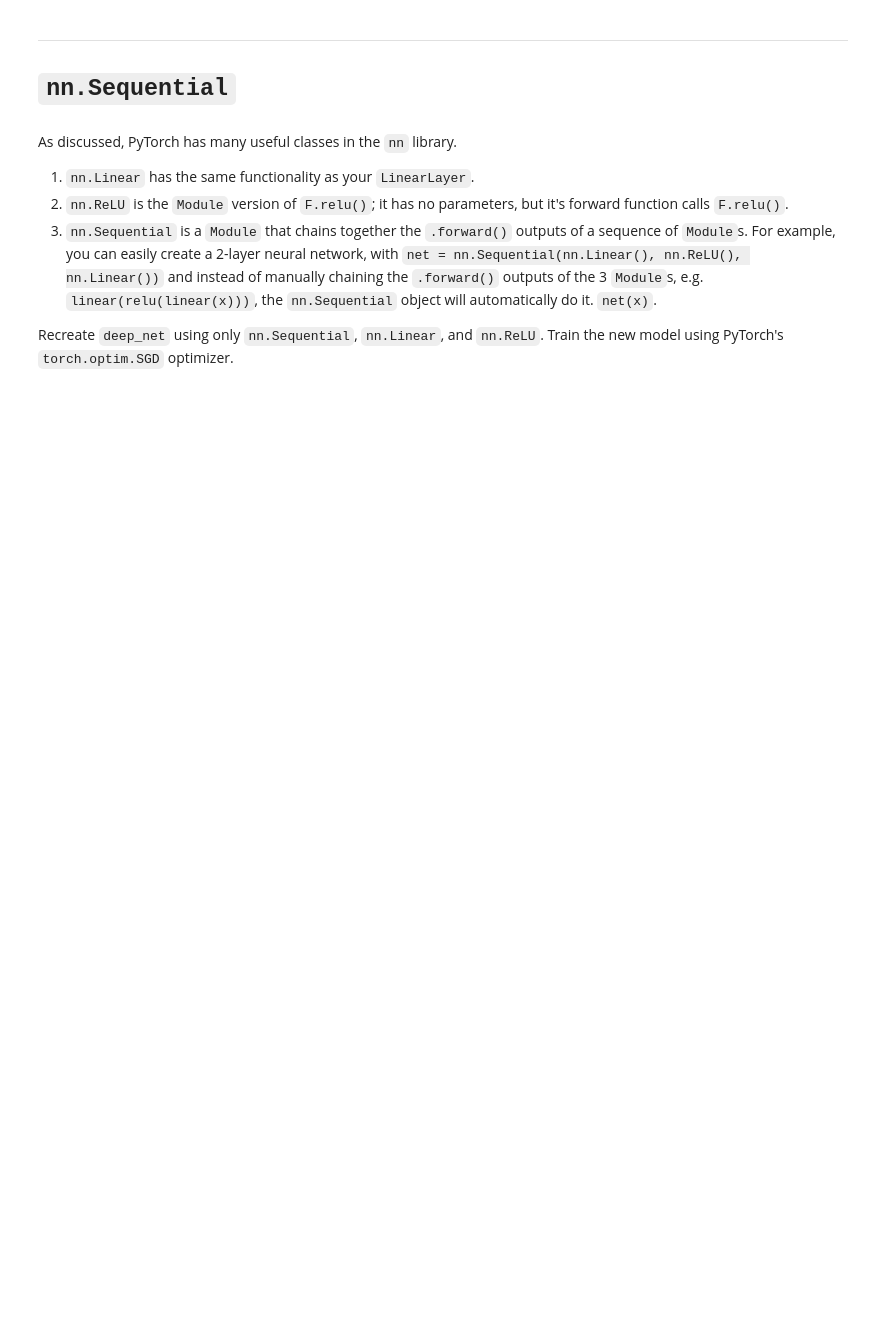
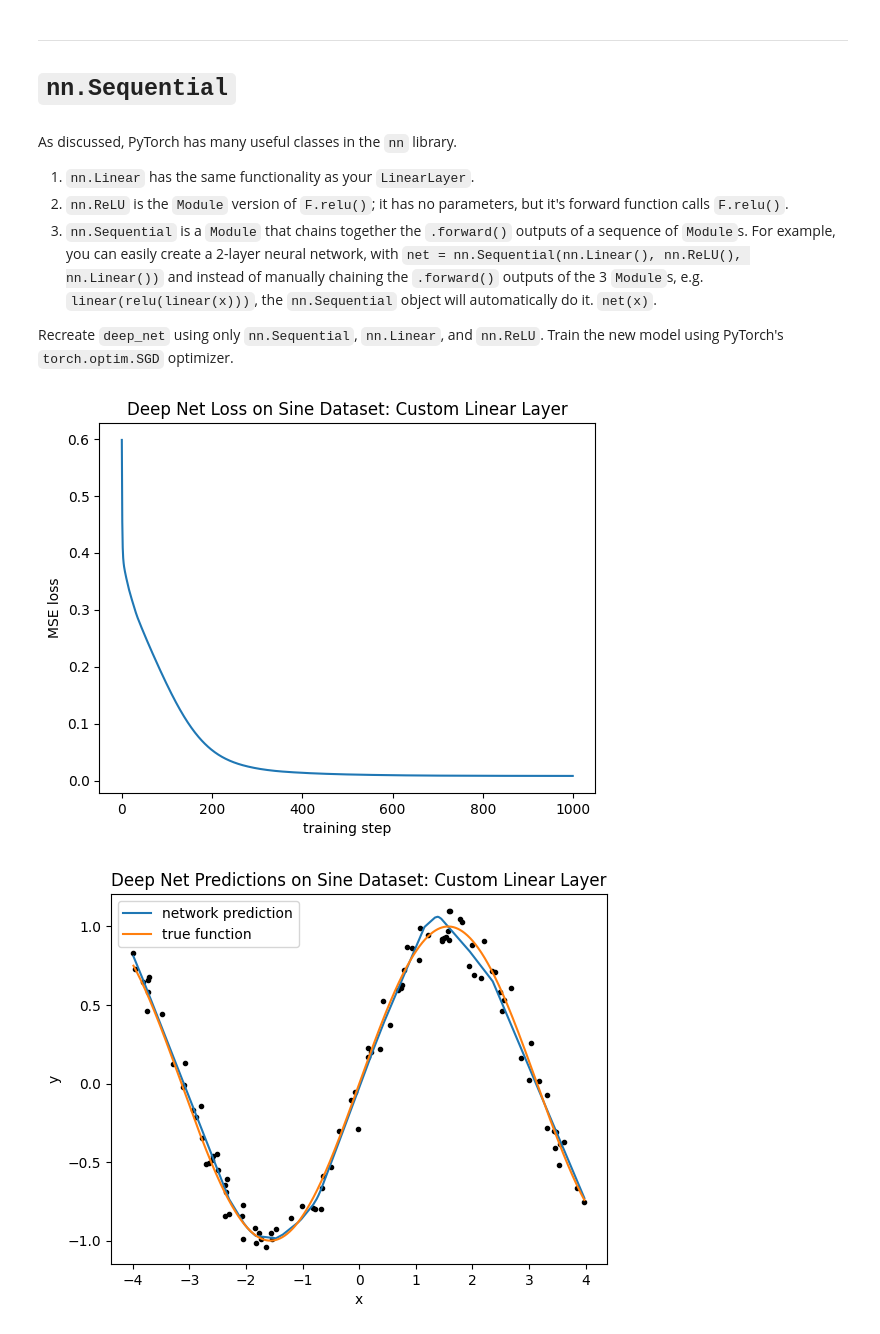
Before and after one commit to sethfrand/DeepLearning-CS474-, a Jupyter notebook: lab2_modules_training.ipynb, the cells around one changed output. Cells and saved outputs as stored; diff of their text form; code cells hidden in the pictures; blank space fills up the shorter version.

```diff
--- a/lab2_modules_training.ipynb
+++ b/lab2_modules_training.ipynb
@@ -638,16 +691,24 @@ Recreate `deep_net` using only `nn.Sequential`, `nn.Linear`, and `nn.ReLU`.
 Train the new model using PyTorch's `torch.optim.SGD` optimizer.
 # %%
 torch.manual_seed(0) # Sets random seed for all PyTorch operations
+    # TODO: Recreate deep_net using only `nn.Sequential`, `nn.Linear`, and `nn.ReLU`
+deep_net = nn.Sequential(
+    nn.Linear(1, 64),
+    nn.Linear(64, 64),
+    nn.ReLU(),
+    nn.Linear(64, 1)
+)
+# TODO: create a torch.optim.SGD optimizer for our new deep_net using a learning rate of .01
+optimizer = torch.optim.SGD(deep_net.parameters(), lr=0.01)
 
-deep_net = nn.Sequential(
-    # TODO: Recreate deep_net using only `nn.Sequential`, `nn.Linear`, and `nn.ReLU`
-    )
-
-# TODO: create a torch.optim.SGD optimizer for our new deep_net using a learning rate of .01
+deep_net.to(device)
 
 # TODO: train deep_net for 1000 steps and store training losses as `train_losses`
-train_losses = None
+train_losses = train(deep_net, optimizer,sine_x,sine_y,training_steps=1000)
 
 plot_loss(train_losses, "Deep Net Loss on Sine Dataset: Custom Linear Layer")
 
 plot_data(sine_x, sine_y, deep_net, gt_func=torch.sin, title="Deep Net Predictions on Sine Dataset: Custom Linear Layer")
+# %% [output]
+[figure, added]
+[figure, added]
```
Also changed, not shown: parts of 13 cells of this notebook.
